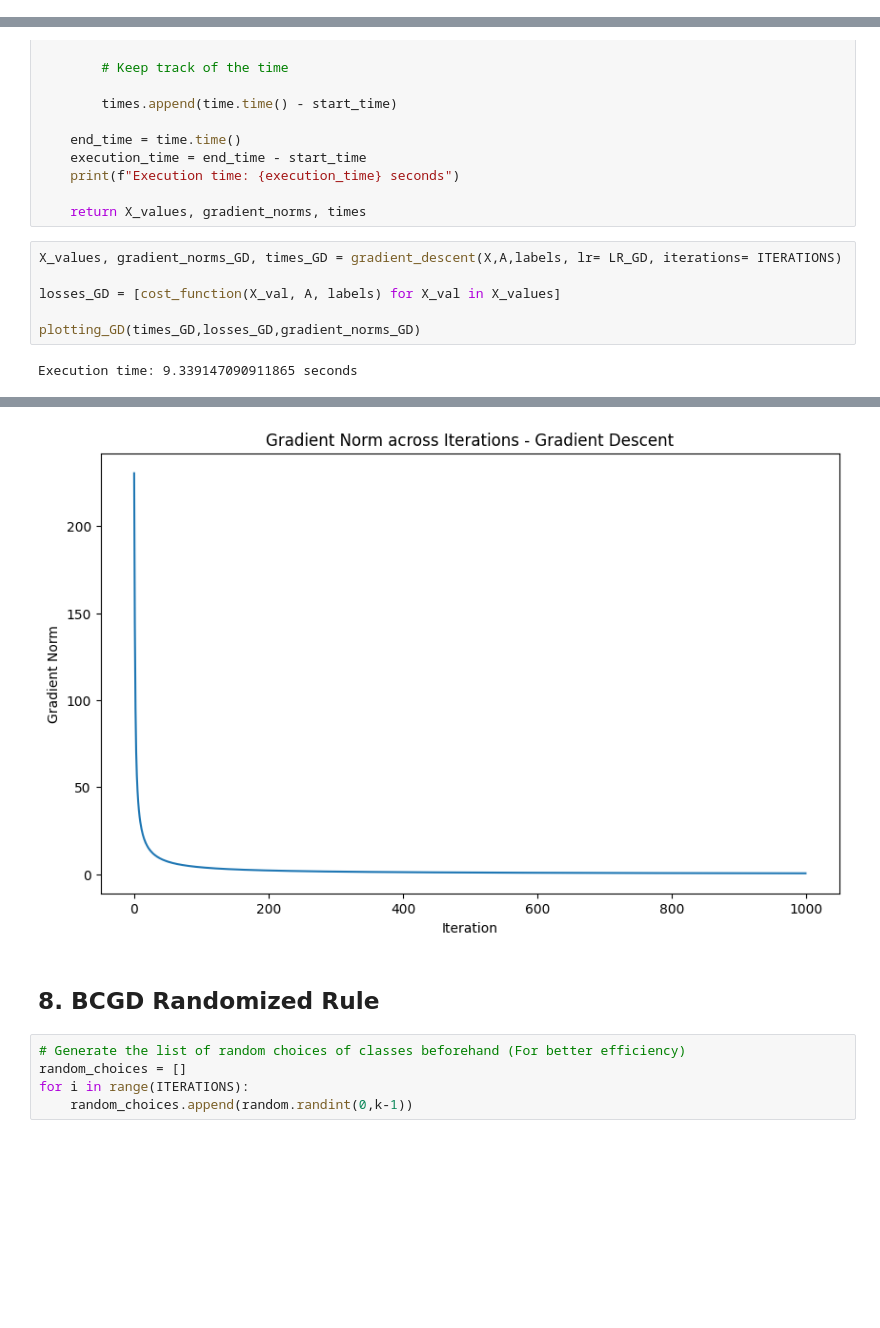
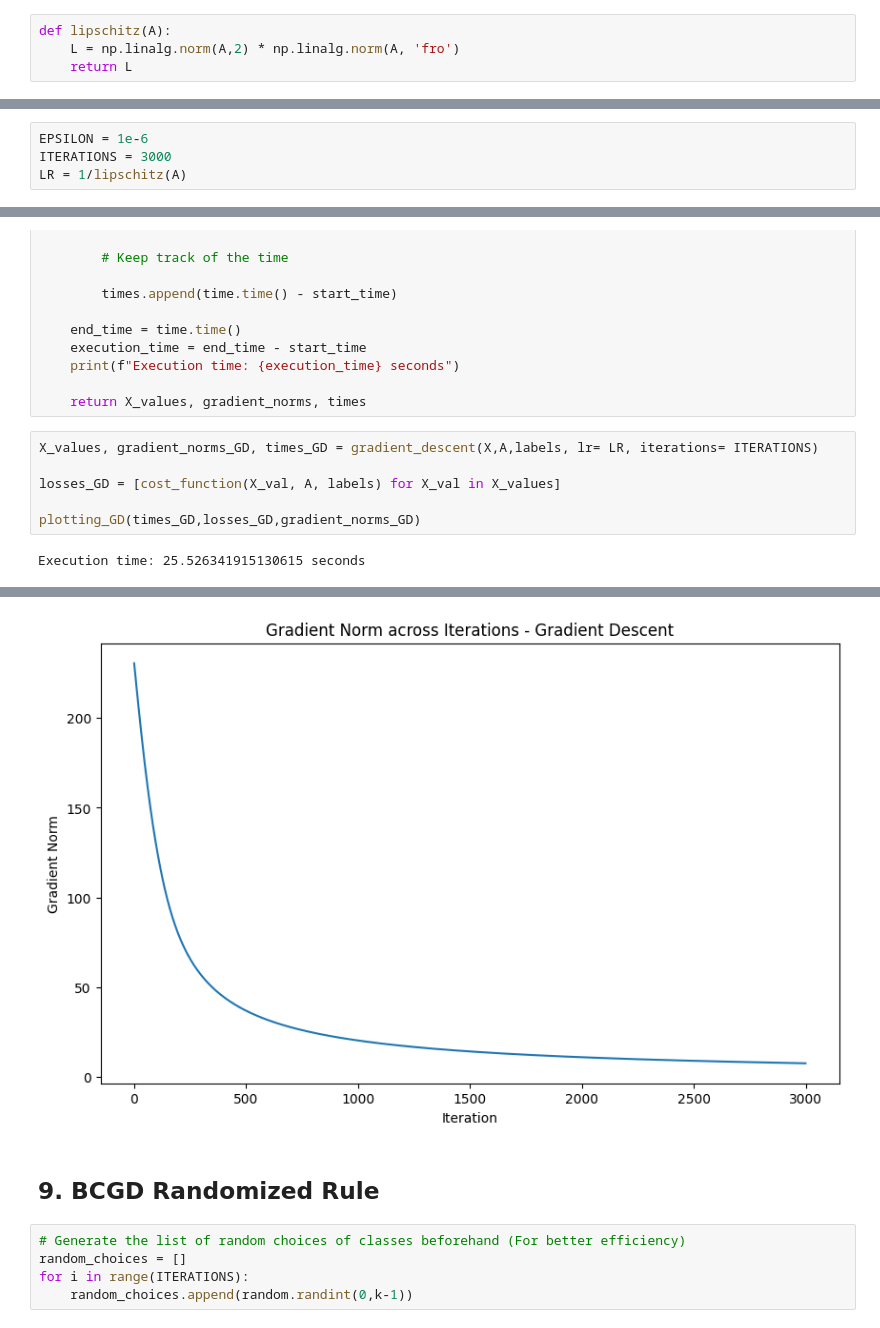
Before and after one commit to maloooon/Optimizing_Multi-Class_Logistic_Regression_with_Gradient-Based_Methods, a Jupyter notebook: HW1_notebook_final.ipynb, the cells around one changed output, grey strips where cells are left out. Cells and saved outputs as stored; diff of their text form; blank space fills up the shorter version.

```diff
--- a/HW1_notebook_final.ipynb
+++ b/HW1_notebook_final.ipynb
@@ -228,0 +185,4 @@ scheduler_BCGD_GS = LearningRateScheduler(initial_lr=LR_BCGD_GS, decay_factor=0.
+# %%
+def lipschitz(A):
+    L = np.linalg.norm(A,2) * np.linalg.norm(A, 'fro')
+    return L
@@ -229 +191,5 @@ scheduler_BCGD_GS = LearningRateScheduler(initial_lr=LR_BCGD_GS, decay_factor=0.
+# %%
+EPSILON = 1e-6
+ITERATIONS = 3000
+LR = 1/lipschitz(A)
 # %% [markdown]
@@ -285,10 +251,10 @@ def gradient_descent(X,A,labels,lr, iterations):
 
     return X_values, gradient_norms, times
 # %%
-X_values, gradient_norms_GD, times_GD = gradient_descent(X,A,labels, lr= LR_GD, iterations= ITERATIONS)
+X_values, gradient_norms_GD, times_GD = gradient_descent(X,A,labels, lr= LR, iterations= ITERATIONS)
 
 losses_GD = [cost_function(X_val, A, labels) for X_val in X_values]
 
 plotting_GD(times_GD,losses_GD,gradient_norms_GD)
 # %% [output]
-Execution time: 9.339147090911865 seconds
+Execution time: 25.526341915130615 seconds
@@ -296,6 +262,6 @@ Execution time: 9.339147090911865 seconds
-[figure, old version]
+[figure, new version]
 # %% [markdown]
-## 8. BCGD Randomized Rule
+## 9. BCGD Randomized Rule
 # %%
 # Generate the list of random choices of classes beforehand (For better efficiency)
 random_choices = []
```
Also changed, not shown: parts of 34 cells of this notebook, 2 other files.
